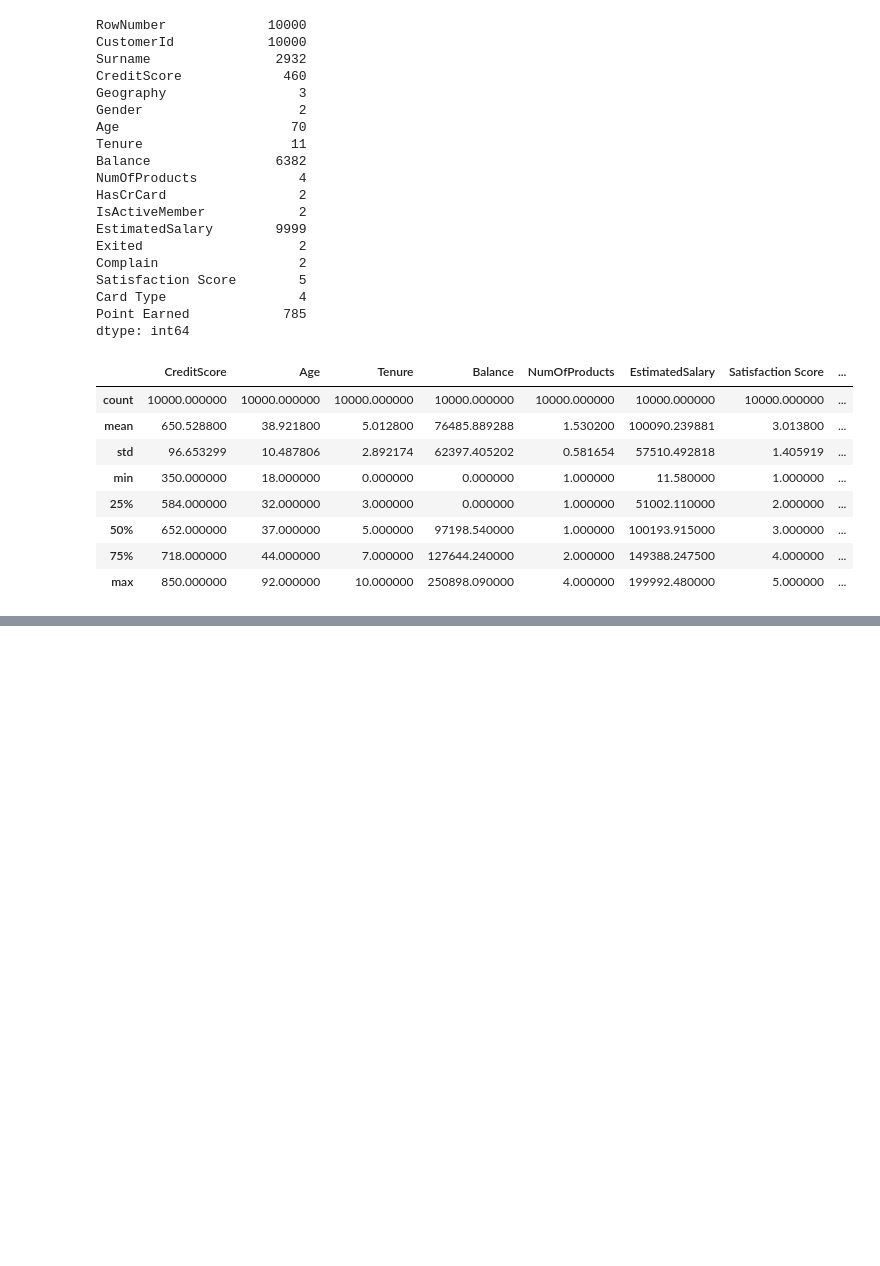
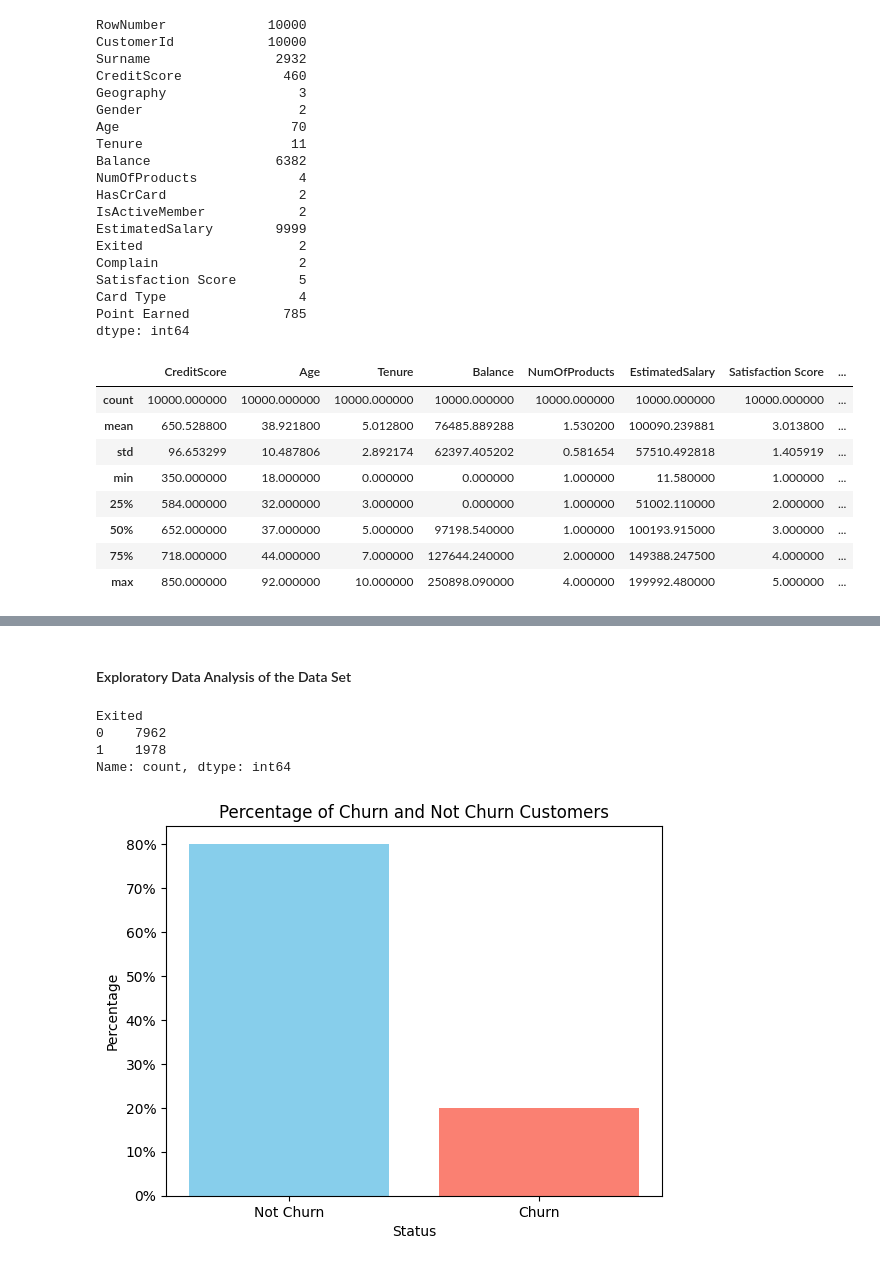
Before and after one commit to lucasanches/eda-bank-customer-churn, a Jupyter notebook: exploratory_analysis.ipynb, the cells around one changed output, grey strips where cells are left out. Drawn from its saved outputs; the diff is of its cells as text; code cells hidden in the pictures; blank space fills up the shorter version.

Commit message:
analysis updated

```diff
--- a/exploratory_analysis.ipynb
+++ b/exploratory_analysis.ipynb
@@ -147,0 +231,37 @@ df.describe(include=[np.number])
+# %% [markdown]
+#### Exploratory Data Analysis of the Data Set
+# %%
+# Printing the count of true and false values in the 'Exited' column
+
+display(new_bank_df['Exited'].value_counts())
+# %% [output]
+Exited
+0    7962
+1    1978
+Name: count, dtype: int64
+# %%
+# Getting the percentage of churn and not churn customers
+
+not_churn = new_bank_df['Exited'].value_counts()[0]
+churn = new_bank_df['Exited'].value_counts()[1]
+total_customers = new_bank_df['CustomerId'].count()
+
+not_churn_perc = (not_churn / total_customers)
+churn_perc = (churn / total_customers)
+# %%
+# Creating a bar plot to show the percentage of churn and not churn customers
+
+labels = ['Not Churn', 'Churn']
+sizes = [not_churn_perc, churn_perc]
+
+plt.bar(labels, sizes, color=['skyblue', 'salmon'])
+plt.title('Percentage of Churn and Not Churn Customers')
+plt.xlabel('Status')
+plt.ylabel('Percentage')
+
+formatter = FuncFormatter(lambda x, pos: f'{x * 100:.0f}%')
+plt.gca().yaxis.set_major_formatter(formatter)
+
+plt.show()
+# %% [output]
+[figure, added]
```
Also changed, not shown: parts of 12 cells of this notebook.
